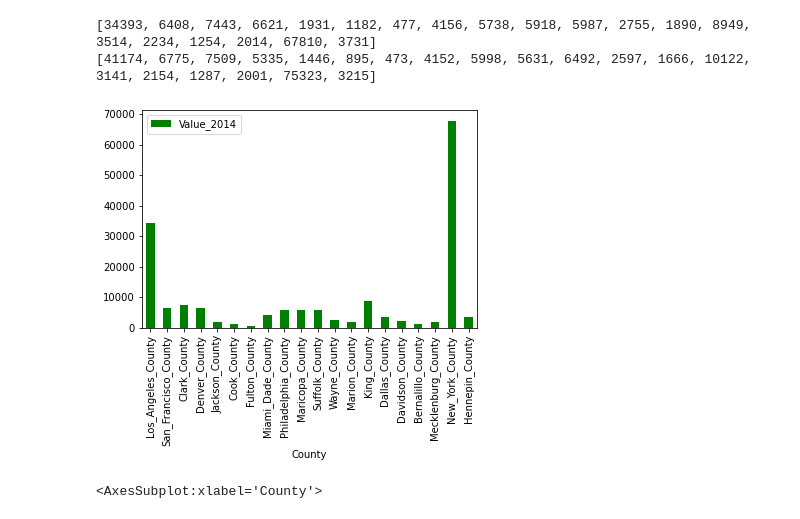
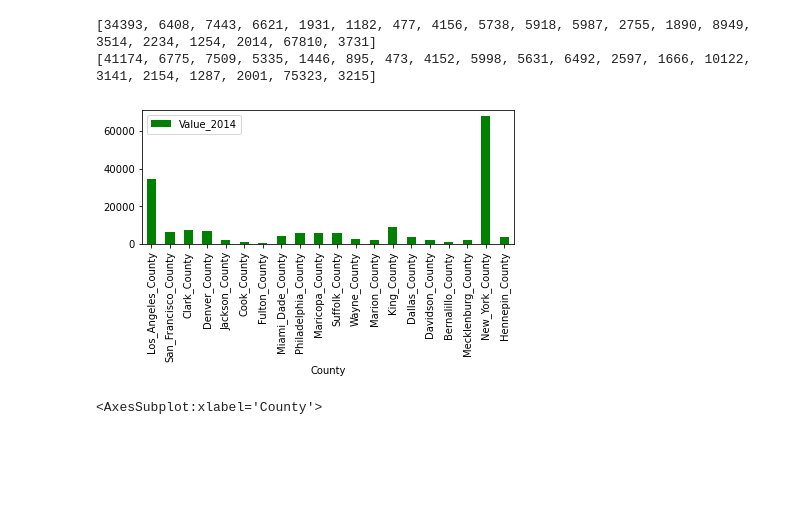
Before and after one commit to kylagelev/Homelessness-Weather, a Jupyter notebook: Jupyter_Notebooks/Homelessness_Data.ipynb, the cells around one changed output. Drawn from its saved outputs; the diff is of its cells as text; code cells hidden in the pictures; blank space fills up the shorter version.

```diff
--- a/Homelessness_Data.ipynb
+++ b/Jupyter_Notebooks/Homelessness_Data.ipynb
@@ -111,12 +111,13 @@ homelessness_2014_df.to_csv('Homeless_2014.csv', index = True, header = True)
 # %%
 homeless_2014_bar_plot = homelessness_2014_df.plot(kind = 'bar', color = 'green')
 homeless_2014_bar_plot
+plt.tight_layout()
 
 #png
 output_data_file = 'Figures/homeless_2014_bar_plot.png'
 plt.savefig(output_data_file)
 # %% [output]
-[figure, old version]
+[figure, new version]
 # %%
 homelessness_2015_df
 homelessness_2015_df.to_csv('Homeless_2015.csv', index = True, header = True)
```
Also changed, not shown: parts of 6 cells of this notebook, 5 other files.
